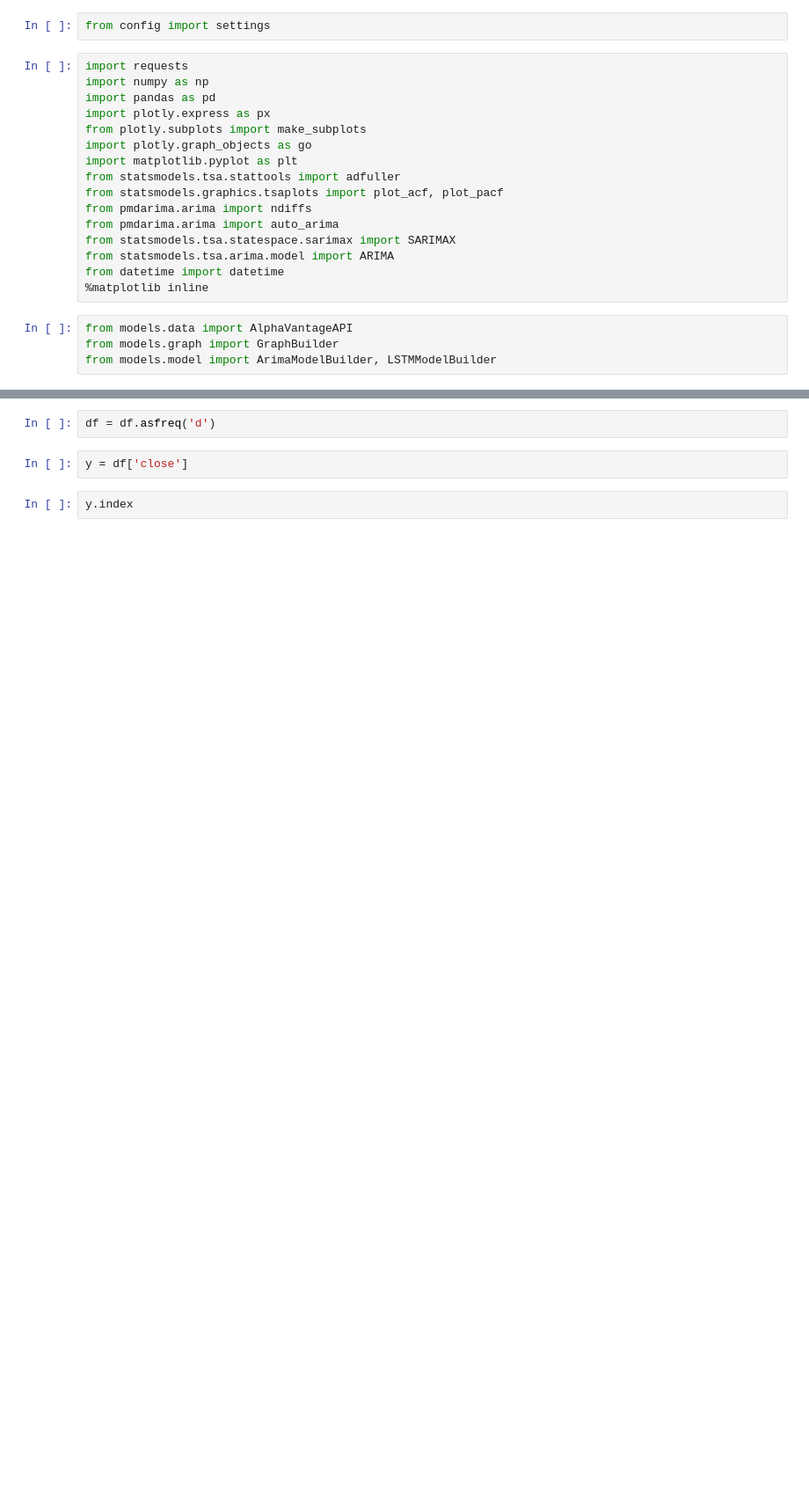
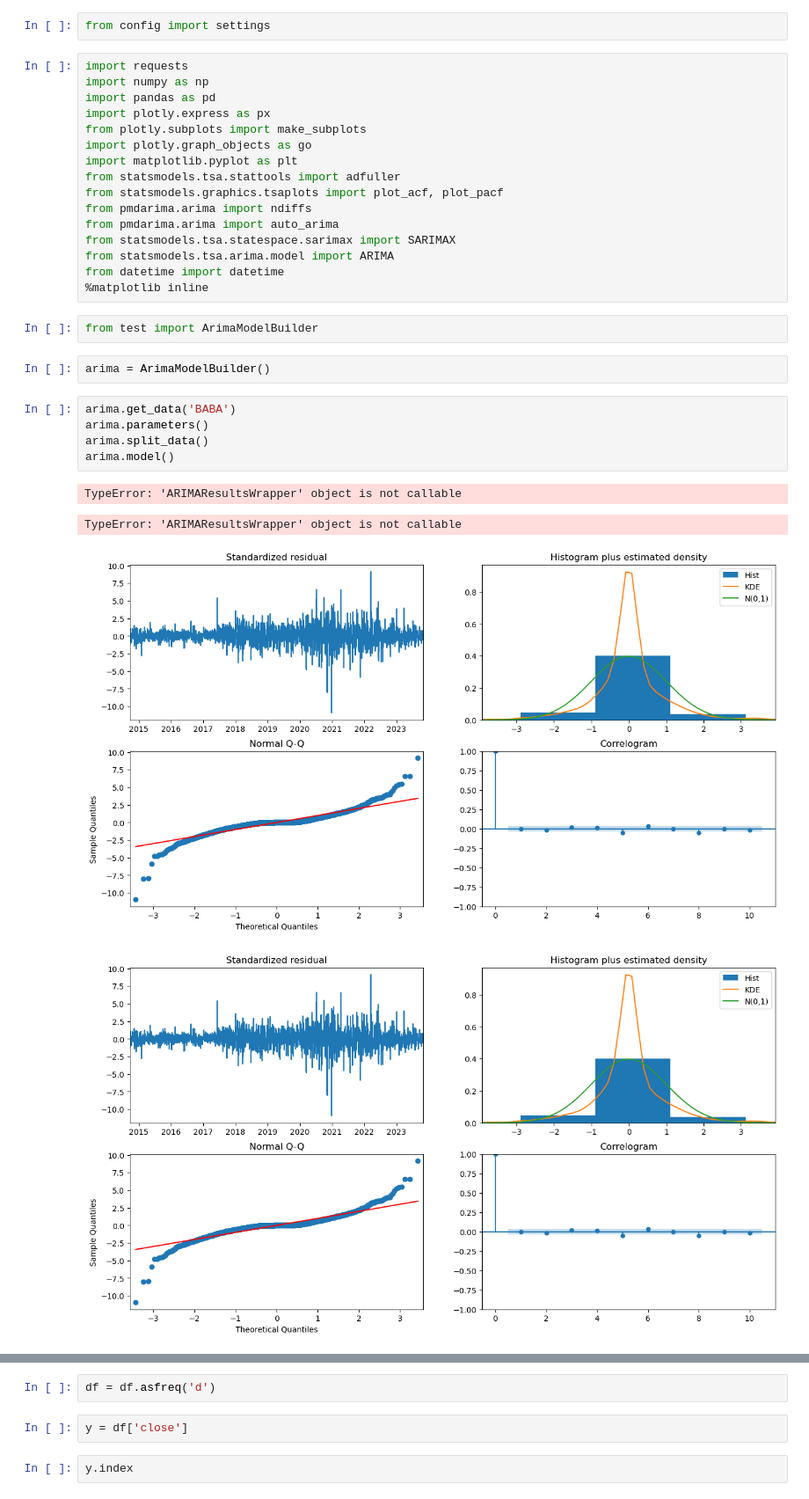
Before and after one commit to husseinhassan92/portfolio-project, a Jupyter notebook: Stocks_Interact/Untitled.ipynb, the cells around one changed output, grey strips where cells are left out. Shown at 88% size. Saved outputs shown, nothing was run; the diff lists cells and outputs as text; blank space fills up the shorter version.

```diff
--- a/Stocks_Interact/Untitled.ipynb
+++ b/Stocks_Interact/Untitled.ipynb
@@ -17,6 +17,16 @@ from statsmodels.tsa.arima.model import ARIMA
 from datetime import datetime
 %matplotlib inline
 # %%
-from models.data import AlphaVantageAPI
-from models.graph import GraphBuilder
-from models.model import ArimaModelBuilder, LSTMModelBuilder
+from test import ArimaModelBuilder
+# %%
+arima = ArimaModelBuilder()
+# %%
+arima.get_data('BABA')
+arima.parameters()
+arima.split_data()
+arima.model()
+# %% [output]
+TypeError: 'ARIMAResultsWrapper' object is not callable
+TypeError: 'ARIMAResultsWrapper' object is not callable
+[figure, added]
+[figure, added]
```
Also changed, not shown: parts of 6 cells of this notebook, 10 other files.
